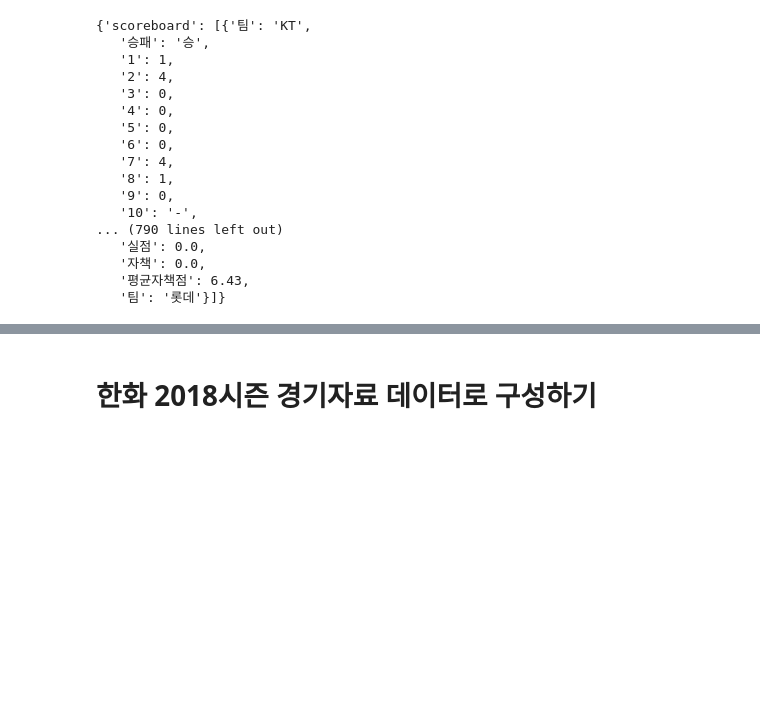
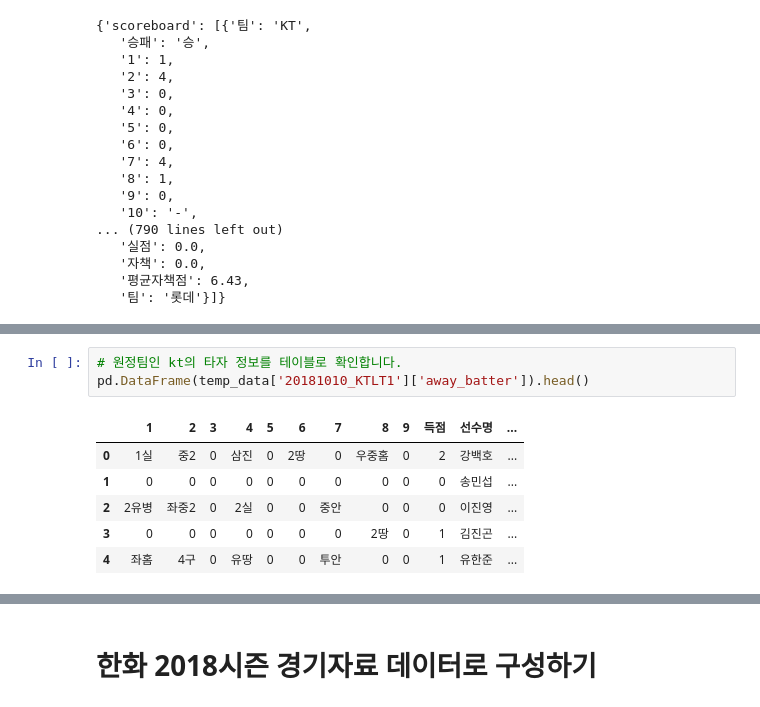
Before and after one commit to LOPES-HUFS/Data_Wrangling_for_KBO, a Jupyter notebook: notebook.ipynb, the cells around one changed output, grey strips where cells are left out. Drawn from its saved outputs; the diff is of its cells as text; blank space fills up the shorter version.

```diff
--- a/notebook.ipynb
+++ b/notebook.ipynb
@@ -98,0 +65,10 @@ pd.DataFrame(temp_data['20181010_KTLT1']['home_batter'])
+# %%
+# 원정팀인 kt의 타자 정보를 테이블로 확인합니다.
+pd.DataFrame(temp_data['20181010_KTLT1']['away_batter']).head()
+# %% [output]
+|  | 1 | 2 | 3 | 4 | 5 | 6 | 7 | 8 | 9 | 득점 | 선수명 | ... |
+| 0 | 1실 | 중2 | 0 | 삼진 | 0 | 2땅 | 0 | 우중홈 | 0 | 2 | 강백호 | ... |
+| 1 | 0 | 0 | 0 | 0 | 0 | 0 | 0 | 0 | 0 | 0 | 송민섭 | ... |
+| 2 | 2유병 | 좌중2 | 0 | 2실 | 0 | 0 | 중안 | 0 | 0 | 0 | 이진영 | ... |
+| 3 | 0 | 0 | 0 | 0 | 0 | 0 | 0 | 2땅 | 0 | 1 | 김진곤 | ... |
+| 4 | 좌홈 | 4구 | 0 | 유땅 | 0 | 0 | 투안 | 0 | 0 | 1 | 유한준 | ... |
```
Also changed, not shown: parts of 37 cells of this notebook.
